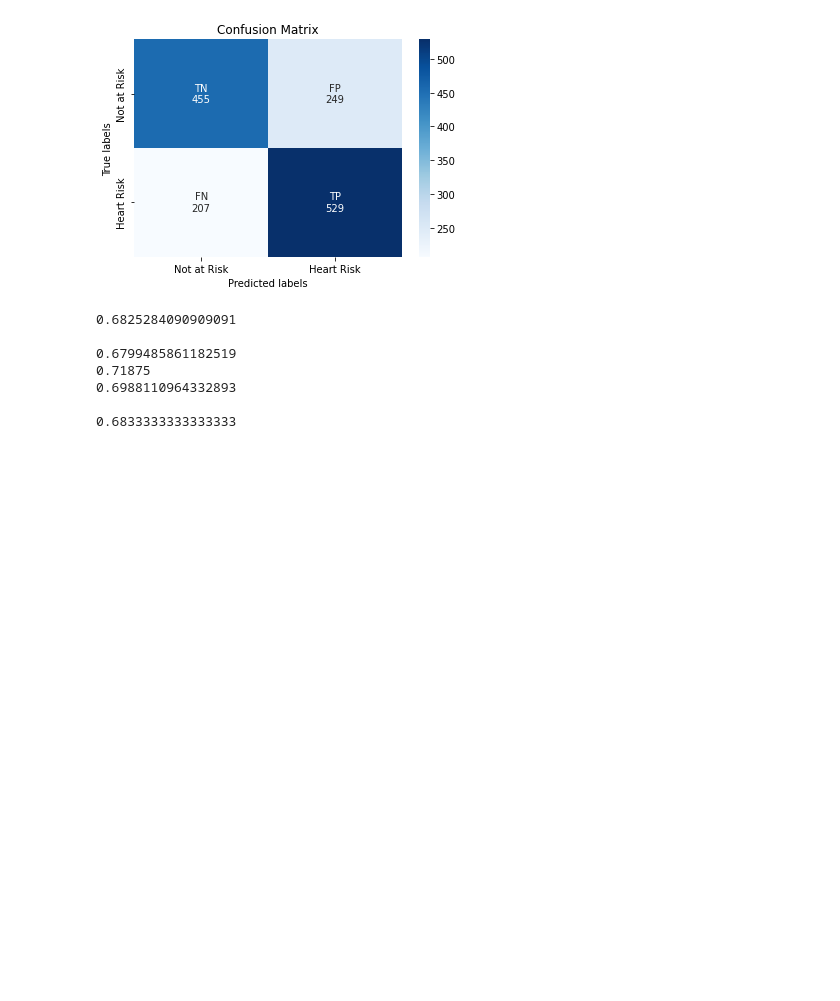
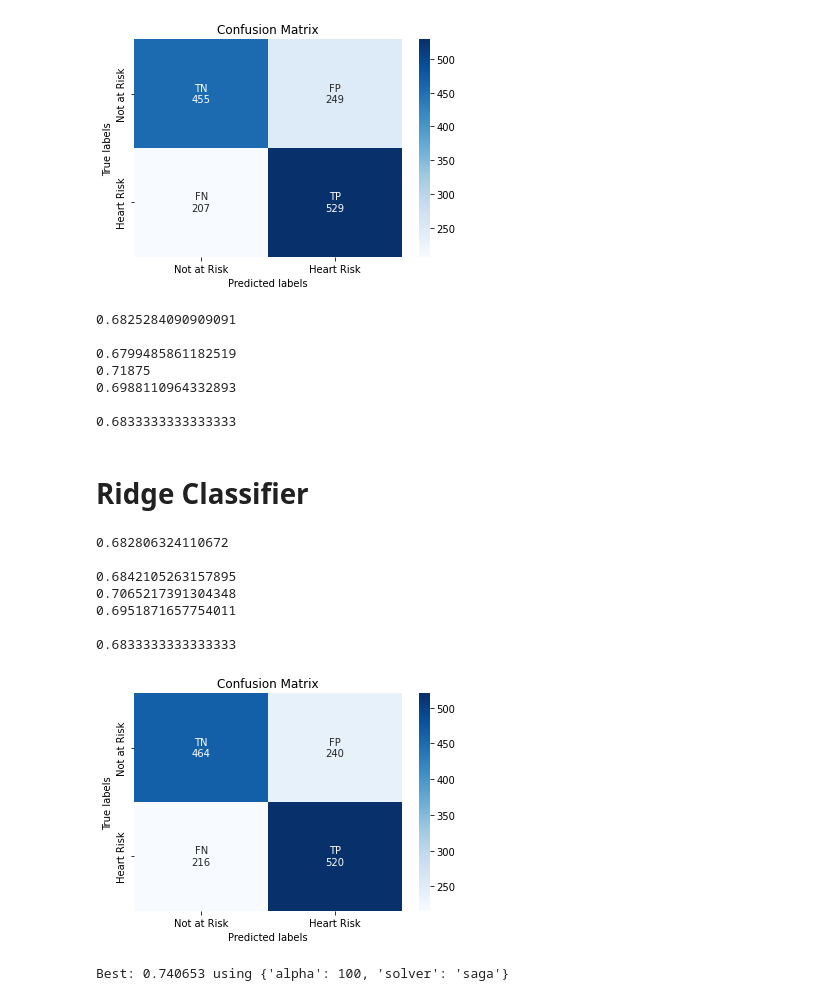
Before and after one commit to abdulaziz2208/CardiovascularRisk-Pred, a Jupyter notebook: CardiovascularPred.ipynb, the cells around one changed output. Drawn from its saved outputs; the diff is of its cells as text; code cells hidden in the pictures; blank space fills up the shorter version.

Commit message:
Added Ridge Classifier

```diff
--- a/CardiovascularPred.ipynb
+++ b/CardiovascularPred.ipynb
@@ -680,3 +680,5 @@ print(accuracy)
 0.6988110964332893
 
 0.6833333333333333
+# %% [markdown]
+# Ridge Classifier
@@ -682,0 +687,47 @@ print(accuracy)
+# %%
+rclf = RidgeClassifier(random_state=10).fit(X_train, y_train)
+# %%
+y_pred_ridge=rclf.predict(X_test)
+# %%
+labels = ['Not at Risk','Heart Risk' ]
+cm = confusion_matrix(y_test, y_pred_ridge)
+
+cat = ['TN','FP','FN','TP']
+#cat = np.asarray(labels2).reshape(2,2)
+counts = [count for count in cm.flatten()]
+labelsIn = [f"{v1}\n{v2}" for v1, v2 in  zip(cat,counts)]
+
+labelsIn = np.asarray(labelsIn).reshape(2,2)
+
+ax= plt.subplot()
+sns.heatmap(cm, annot=labelsIn, ax = ax,fmt='', cmap='Blues');
+
+# labels, title and ticks
+ax.set_xlabel('Predicted labels')
+ax.set_ylabel('True labels')
+ax.set_title('Confusion Matrix')
+ax.xaxis.set_ticklabels(labels)
+ax.yaxis.set_ticklabels(labels)
+
+## Calc Precision and recall
+roc_auc = roc_auc_score(y_test, y_pred_ridge)
+print(roc_auc)
+print("")
+
+precision = precision_score(y_test, y_pred_ridge)
+recall = recall_score(y_test, y_pred_ridge)
+print(precision)
+print(recall)
+print(2*precision*recall/(recall+precision))
+print("")
+accuracy = accuracy_score(y_test, y_pred_ridge)
+print(accuracy)
+# %% [output]
+0.682806324110672
+
+0.6842105263157895
+0.7065217391304348
+0.6951871657754011
+
+0.6833333333333333
+[figure, added]
@@ -682,0 +737,13 @@ print(accuracy)
+# %%
+alpha = [0.01, 0.03,0.05, 0.1, 0.3, 0.5, 1.0,5.0,6.0,8.0,10.0,100]
+#solver=['auto', 'svd', 'cholesky', 'lsqr', 'sparse_cg', 'saga', 'lbfgs']
+solver=['svd', 'cholesky', 'lsqr', 'sparse_cg', 'saga', 'lbfgs']
+# define grid search
+grid = dict(alpha=alpha,solver=solver)
+cv = RepeatedStratifiedKFold(n_splits=5, n_repeats=3, random_state=1)
+grid_search = GridSearchCV(estimator=rclf, param_grid=grid, n_jobs=-1, cv=cv, scoring='roc_auc',error_score=0)
+grid_result = grid_search.fit(X_train, y_train)
+# summarize results
+print("Best: %f using %s" % (grid_result.best_score_, grid_result.best_params_))
+# %% [output]
+Best: 0.740653 using {'alpha': 100, 'solver': 'saga'}
```
Also changed, not shown: parts of 5 cells of this notebook.
